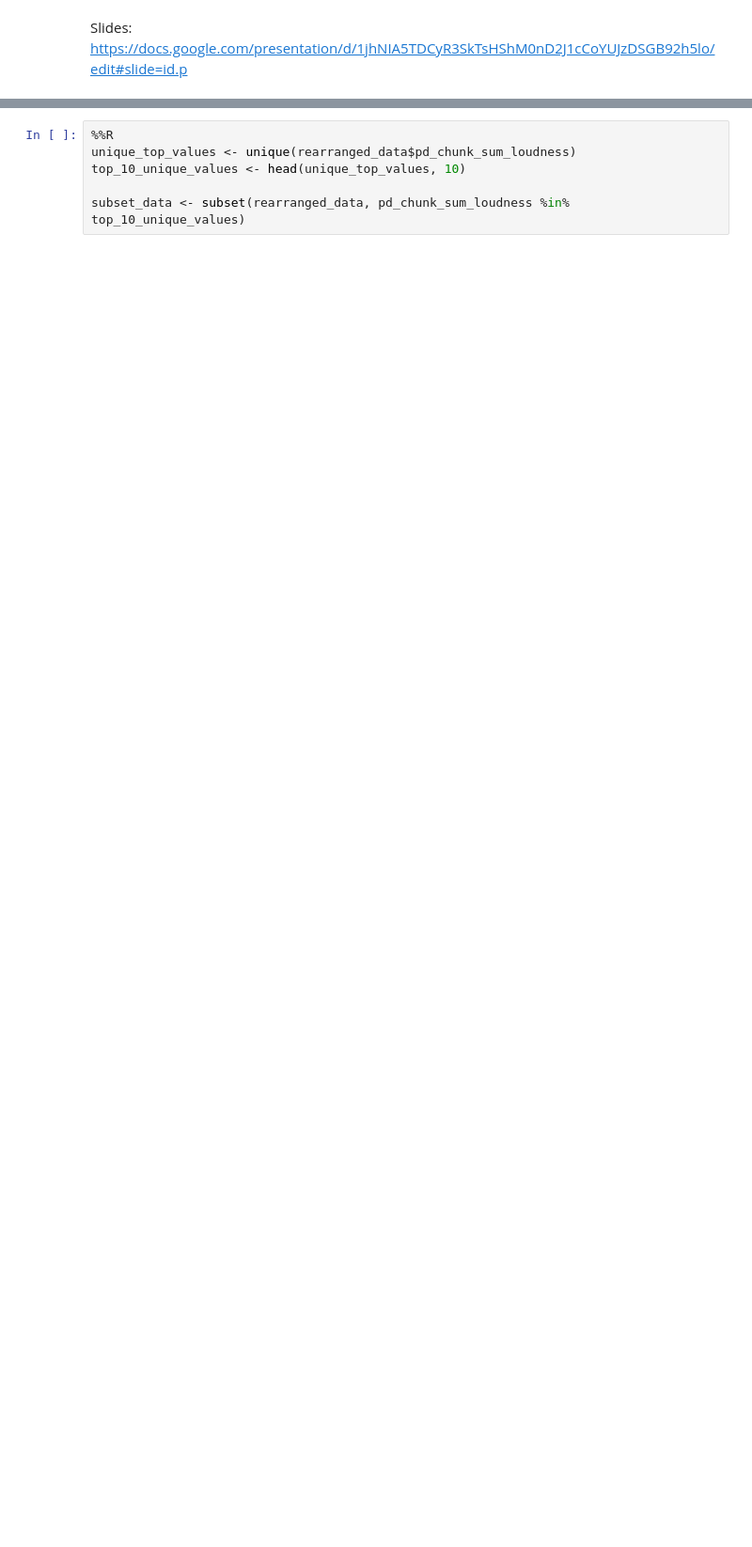
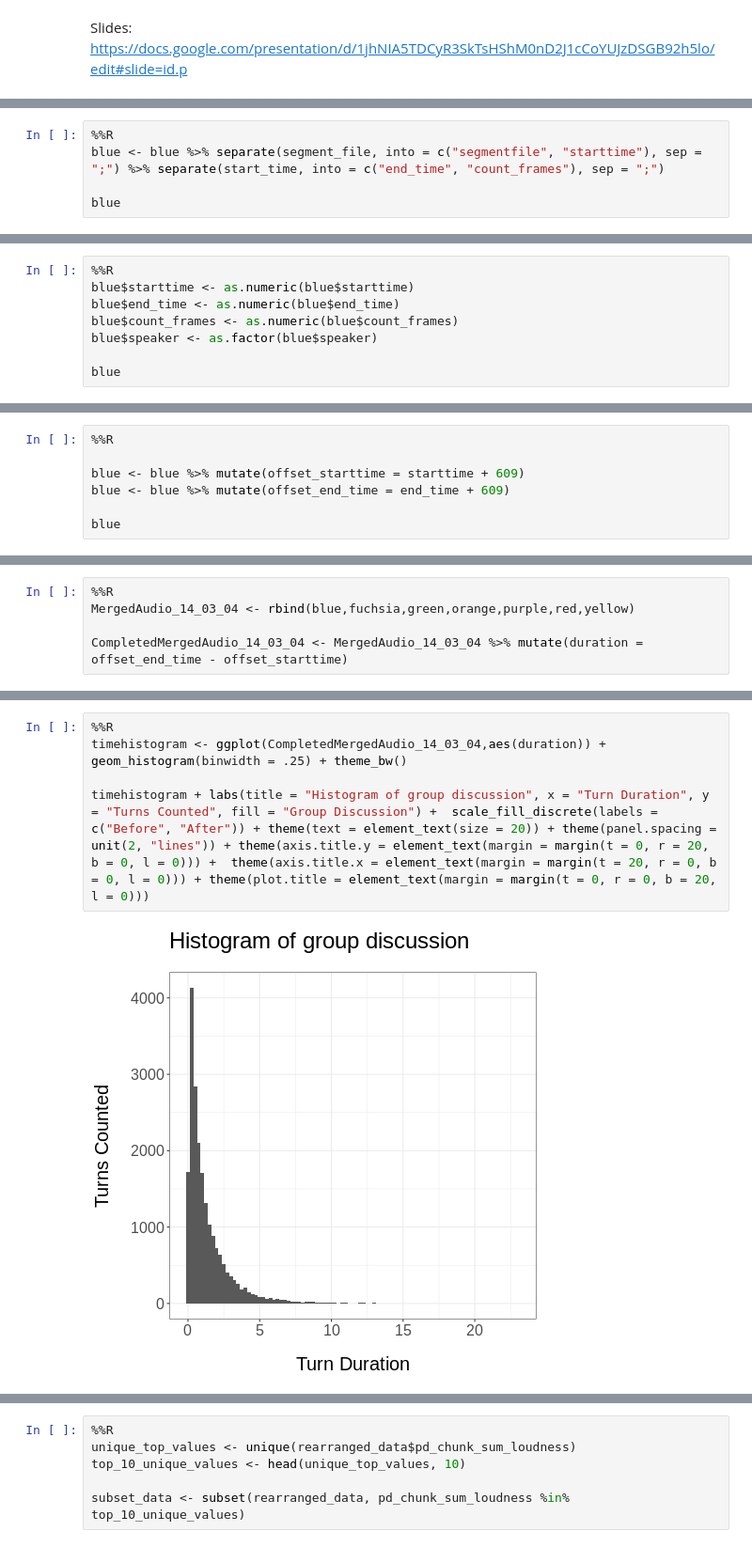
Before and after one commit to chrispalaguachi/audioworkshop, a Jupyter notebook: WIS_Workshop.ipynb, the cells around one changed output, grey strips where cells are left out. Shown at 94% size. Saved outputs shown, nothing was run; the diff lists cells and outputs as text; blank space fills up the shorter version.

```diff
--- a/WIS_Workshop.ipynb
+++ b/WIS_Workshop.ipynb
@@ -83,0 +196,5 @@ rearranged_data <- d1[order(-d1$pd_chunk_sum_loudness), ]
+# %%
+%%R
+blue <- blue %>% separate(segment_file, into = c("segmentfile", "starttime"), sep = ";") %>% separate(start_time, into = c("end_time", "count_frames"), sep = ";")
+
+blue
@@ -83,0 +226,8 @@ rearranged_data <- d1[order(-d1$pd_chunk_sum_loudness), ]
+# %%
+%%R
+blue$starttime <- as.numeric(blue$starttime)
+blue$end_time <- as.numeric(blue$end_time)
+blue$count_frames <- as.numeric(blue$count_frames)
+blue$speaker <- as.factor(blue$speaker)
+
+blue
@@ -83,0 +256,7 @@ rearranged_data <- d1[order(-d1$pd_chunk_sum_loudness), ]
+# %%
+%%R
+
+blue <- blue %>% mutate(offset_starttime = starttime + 609)
+blue <- blue %>% mutate(offset_end_time = end_time + 609)
+
+blue
@@ -83,0 +582,5 @@ rearranged_data <- d1[order(-d1$pd_chunk_sum_loudness), ]
+# %%
+%%R
+MergedAudio_14_03_04 <- rbind(blue,fuchsia,green,orange,purple,red,yellow)
+
+CompletedMergedAudio_14_03_04 <- MergedAudio_14_03_04 %>% mutate(duration = offset_end_time - offset_starttime)
@@ -83,0 +602,7 @@ rearranged_data <- d1[order(-d1$pd_chunk_sum_loudness), ]
+# %%
+%%R
+timehistogram <- ggplot(CompletedMergedAudio_14_03_04,aes(duration)) + geom_histogram(binwidth = .25) + theme_bw()
+
+timehistogram + labs(title = "Histogram of group discussion", x = "Turn Duration", y = "Turns Counted", fill = "Group Discussion") +  scale_fill_discrete(labels = c("Before", "After")) + theme(text = element_text(size = 20)) + theme(panel.spacing = unit(2, "lines")) + theme(axis.title.y = element_text(margin = margin(t = 0, r = 20, b = 0, l = 0))) +  theme(axis.title.x = element_text(margin = margin(t = 20, r = 0, b = 0, l = 0))) + theme(plot.title = element_text(margin = margin(t = 0, r = 0, b = 20, l = 0)))
+# %% [output]
+[figure, added]
```
Also changed, not shown: parts of 104 cells of this notebook.
